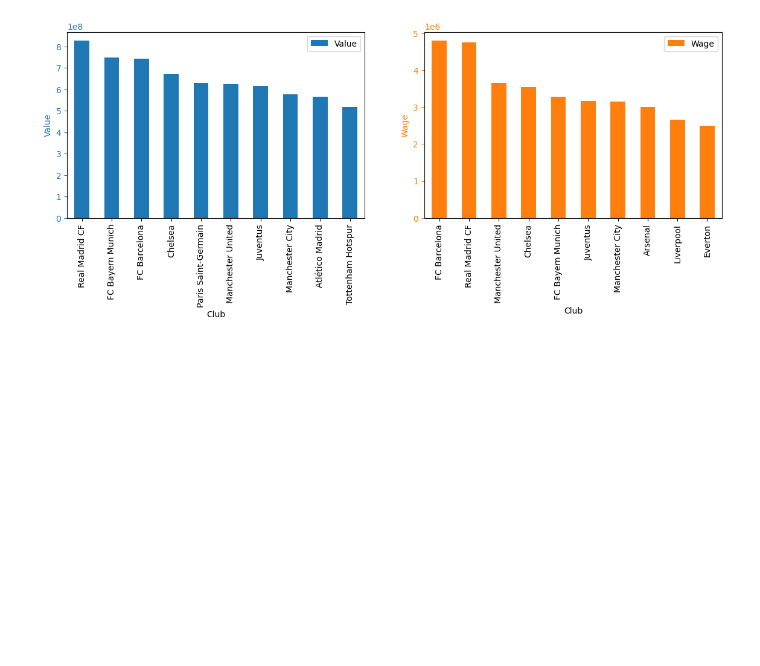
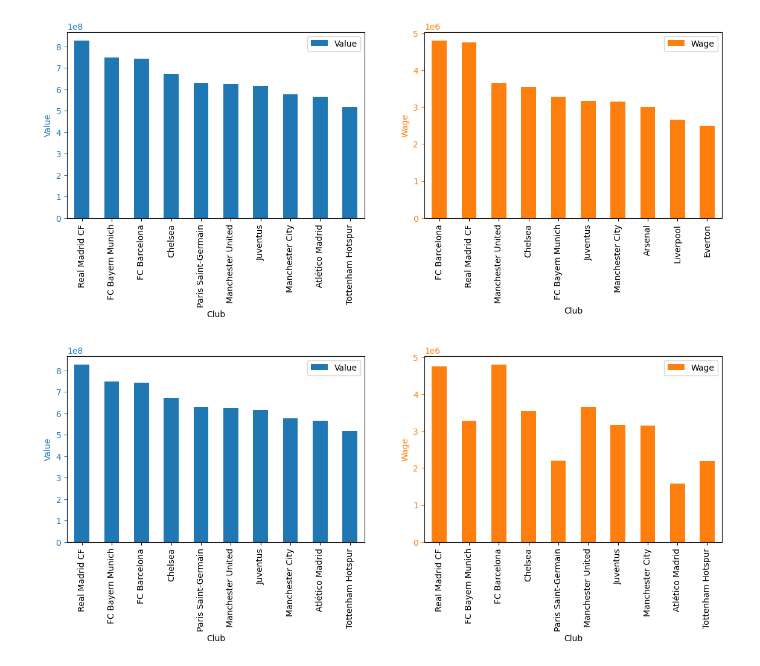
Before and after one commit to khala1391/2024_DS_Practice, a Jupyter notebook: RegEx#3.ipynb, the cells around one changed output. Saved outputs shown, nothing was run; the diff lists cells and outputs as text; code cells hidden in the pictures; blank space fills up the shorter version.

```diff
--- a/RegEx#3.ipynb
+++ b/RegEx#3.ipynb
@@ -257,3 +257,32 @@ ax2.yaxis.label.set_color('#ff7f0e')
 ax2.tick_params(axis='y', colors='#ff7f0e')
 # %% [output]
 [figure]
+# %%
+fig, (ax1, ax2) = plt.subplots(1, 2)
+data = df.groupby('Club',sort=False,)[['Value','Wage']].sum().nlargest(10,'Value')
+# ax1
+data.plot(kind='bar',
+          y ='Value',
+           ax=ax1,
+           figsize = (14,4),
+           color ='#1f77b4'
+           )
+
+ax1.set_ylabel('Value')
+ax1.yaxis.label.set_color('#1f77b4')
+ax1.tick_params(axis='y', colors='#1f77b4')
+
+
+# ax2
+data.plot(kind='bar',
+          y ='Wage',
+          ax=ax2,
+          figsize = (14,4),
+          color='#ff7f0e'
+          )
+
+ax2.set_ylabel('Wage')
+ax2.yaxis.label.set_color('#ff7f0e')
+ax2.tick_params(axis='y', colors='#ff7f0e')
+# %% [output]
+[figure, added]
```
Also changed, not shown: 1 other file.
